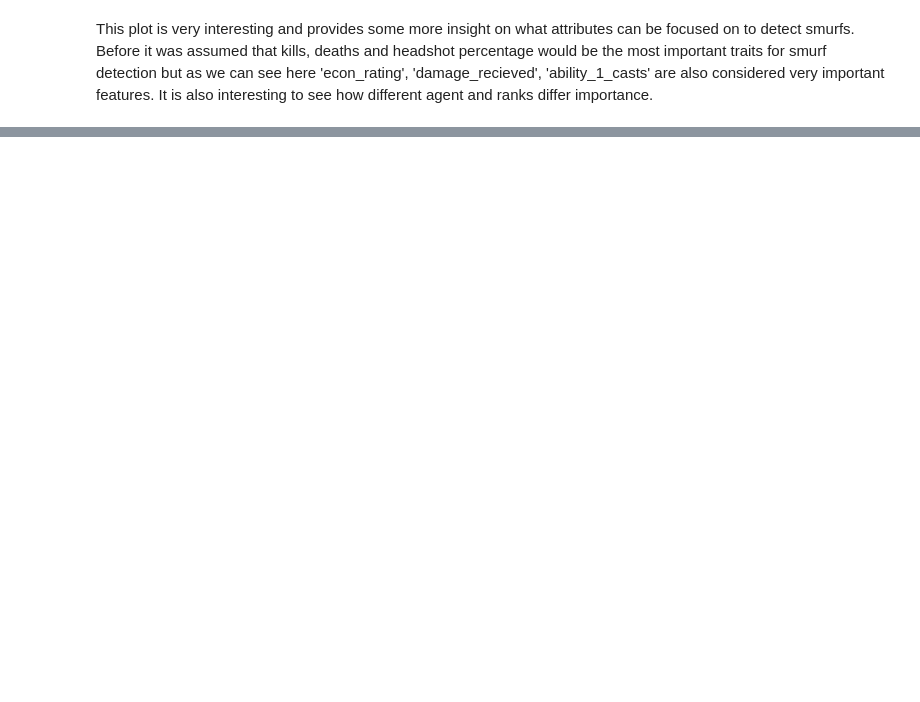
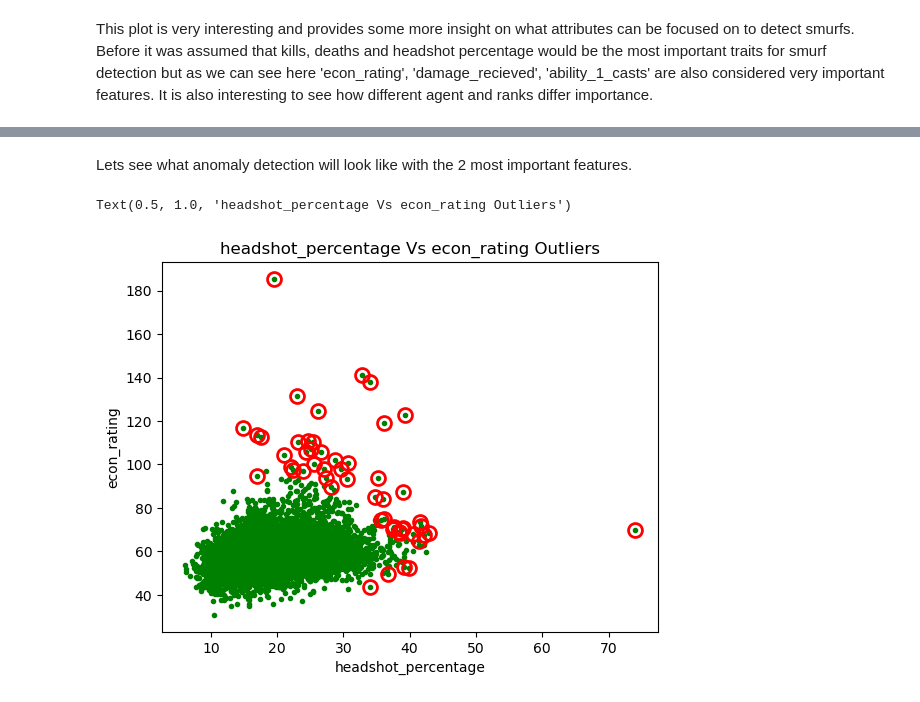
Before and after one commit to alecrmeyer/valmine, a Jupyter notebook: Analysis/SmurfAnomalyDetection.ipynb, the cells around one changed output, grey strips where cells are left out. Cells and saved outputs as stored; diff of their text form; code cells hidden in the pictures; blank space fills up the shorter version.

```diff
--- a/Analysis/SmurfAnomalyDetection.ipynb
+++ b/Analysis/SmurfAnomalyDetection.ipynb
@@ -305,0 +400,31 @@ This plot is very interesting and provides some more insight on what attributes
+# %% [markdown]
+Lets see what anomaly detection will look like with the 2 most important features.
+# %%
+sub_data = df[["headshot_percentage", "econ_rating", "user_id"]]
+avg_data = sub_data.groupby("user_id").mean()
+
+from sklearn.ensemble import IsolationForest
+
+isof = IsolationForest(n_estimators=500, max_samples='auto', contamination=float(0.006))
+clf = isof.fit(avg_data)
+
+anomaly = clf.predict(avg_data)
+
+
+test_anomaly = avg_data
+test_anomaly["anomaly"] = anomaly.tolist()
+
+anomalies = test_anomaly[(test_anomaly["anomaly"] == -1)]
+
+anom_true = anomalies[(anomalies["anomaly"] == -1)]
+
+plt.plot(avg_data["headshot_percentage"], avg_data["econ_rating"], 'g.')
+
+plt.plot(anom_true["headshot_percentage"].to_numpy(), anom_true["econ_rating"].to_numpy(), 'or',
+         markersize= 10,markerfacecolor='none', markeredgewidth=2)
+plt.xlabel("headshot_percentage")
+plt.ylabel("econ_rating")
+plt.title("headshot_percentage Vs econ_rating Outliers")
+# %% [output]
+Text(0.5, 1.0, 'headshot_percentage Vs econ_rating Outliers')
+[figure, added]
```
Also changed, not shown: parts of 18 cells of this notebook.
